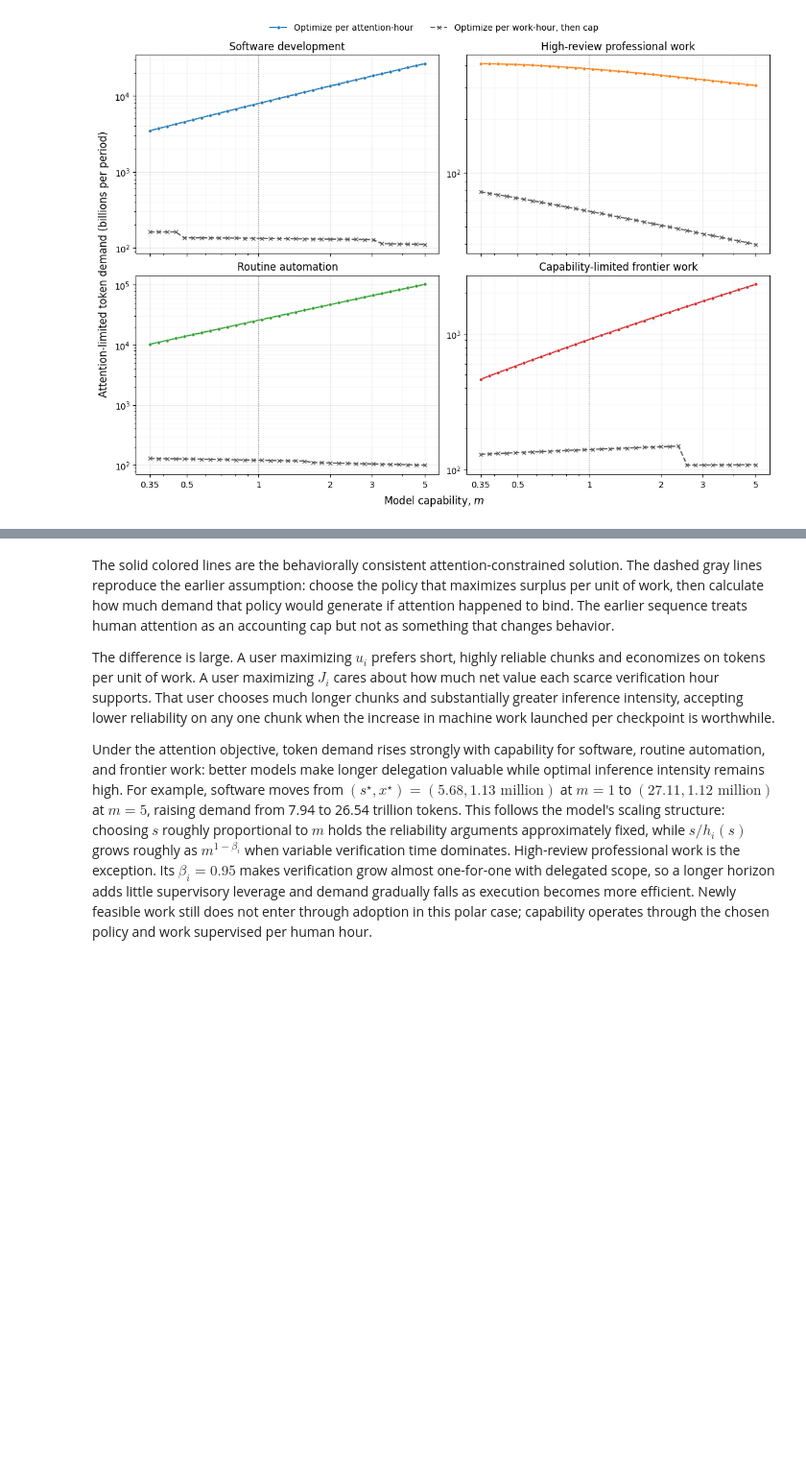
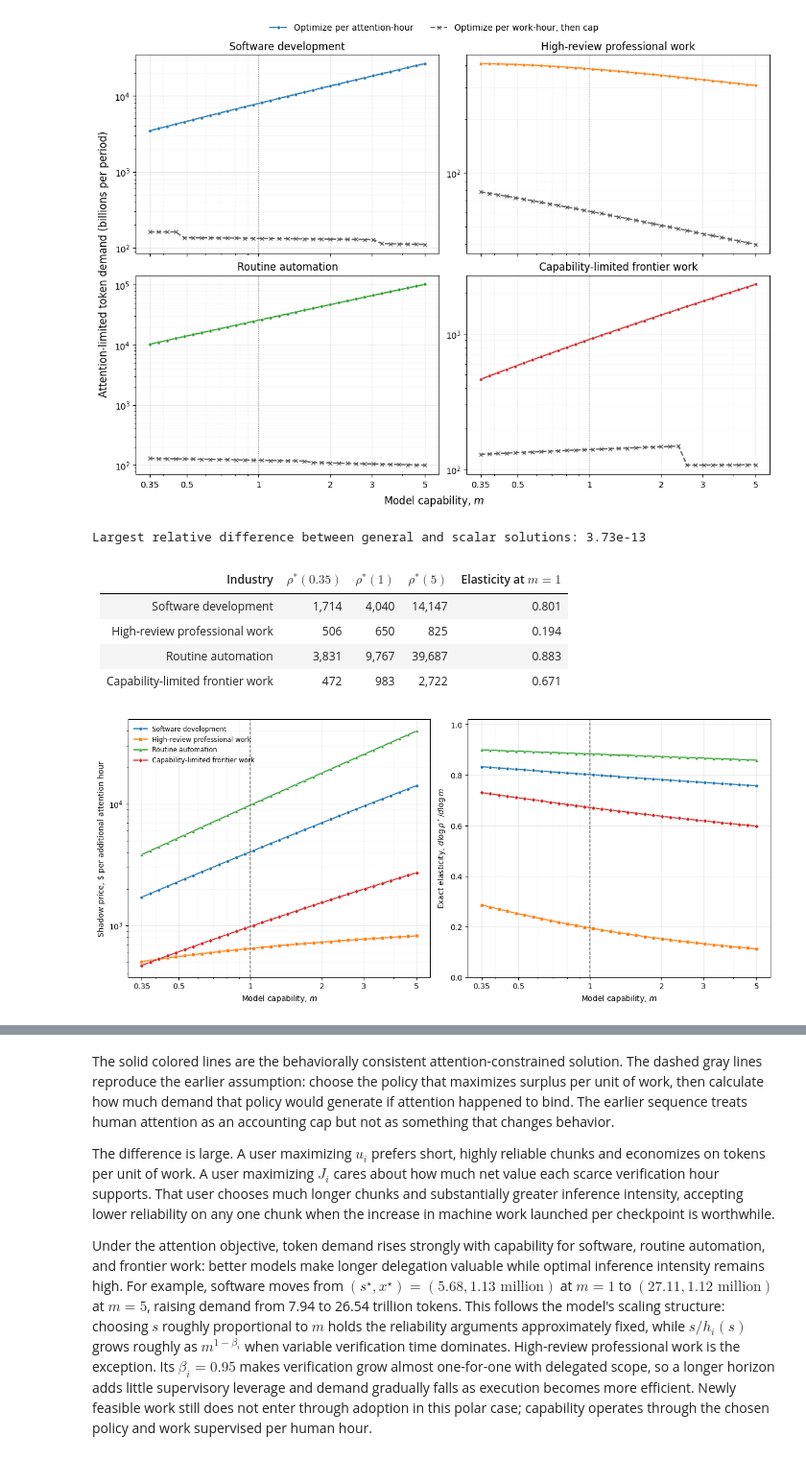
Before and after one commit to theothersteven/modeling-token-demand, a Jupyter notebook: notebooks/comparative_statics.ipynb, the cells around one changed output, grey strips where cells are left out. Shown at 96% size. Cells and saved outputs as stored; diff of their text form; code cells hidden in the pictures; blank space fills up the shorter version.

Commit message:
Derive attention shadow price

```diff
--- a/notebooks/comparative_statics.ipynb
+++ b/notebooks/comparative_statics.ipynb
@@ -440,3 +570,77 @@ capability_comparison_figure = plot_capability_objective_comparison(
 # %% [output]
 [figure]
 [figure]
+# %%
+exact_attention_capability_results = {}
+for industry in industries:
+    model = IndustryModel(industry)
+    exact_attention_capability_results[industry.name] = [
+        attention_optimizer.solve_interior(
+            model, replace(baseline, model_capability=float(capability))
+        )
+        for capability in model_capabilities
+    ]
+
+objective_differences = []
+for industry in industries:
+    name = industry.name
+    for general, scalar in zip(
+        attention_capability_results[name], exact_attention_capability_results[name]
+    ):
+        objective_differences.append(
+            abs(general.surplus_per_attention_hour - scalar.surplus_per_attention_hour)
+            / (abs(scalar.surplus_per_attention_hour) + industry.human_cost_per_hour)
+        )
+print(
+    "Largest relative difference between general and scalar solutions: "
+    f"{max(objective_differences):.2e}"
+)
+
+shadow_price_figure = plot_attention_shadow_price(
+    model_capabilities,
+    exact_attention_capability_results,
+    filename="shadow-price-of-attention-vs-capability.png",
+)
+
+shadow_rows = []
+for industry in industries:
+    model = IndustryModel(industry)
+    endpoint_outcomes = [
+        attention_optimizer.solve_interior(
+            model, replace(baseline, model_capability=capability)
+        )
+        for capability in (0.35, 1.0, 5.0)
+    ]
+    shadow_prices = [
+        outcome.surplus_per_attention_hour + industry.human_cost_per_hour
+        for outcome in endpoint_outcomes
+    ]
+    baseline_outcome = endpoint_outcomes[1]
+    s = baseline_outcome.policy.delegation_hours
+    variable_review = industry.verification_scale * (
+        s ** industry.verification_elasticity
+    )
+    elasticity = 1.0 - (
+        industry.verification_elasticity * variable_review
+        / (industry.verification_fixed_hours + variable_review)
+    )
+    shadow_rows.append(
+        f"| {industry.name} | {shadow_prices[0]:,.0f} | "
+        f"{shadow_prices[1]:,.0f} | {shadow_prices[2]:,.0f} | "
+        f"{elasticity:.3f} |"
+    )
+shadow_header = (
+    "| Industry | $\\rho^*(0.35)$ | $\\rho^*(1)$ | "
+    "$\\rho^*(5)$ | Elasticity at $m=1$ |\n"
+    "|---|---:|---:|---:|---:|\n"
+)
+display(Markdown(shadow_header + "\n".join(shadow_rows)))
+# %% [output]
+Largest relative difference between general and scalar solutions: 3.73e-13
+| Industry | $\rho^*(0.35)$ | $\rho^*(1)$ | $\rho^*(5)$ | Elasticity at $m=1$ |
+|---|---:|---:|---:|---:|
+| Software development | 1,714 | 4,040 | 14,147 | 0.801 |
+| High-review professional work | 506 | 650 | 825 | 0.194 |
+| Routine automation | 3,831 | 9,767 | 39,687 | 0.883 |
+| Capability-limited frontier work | 472 | 983 | 2,722 | 0.671 |
+[figure, added]
```
Also changed, not shown: parts of 4 cells of this notebook, 4 other files.
